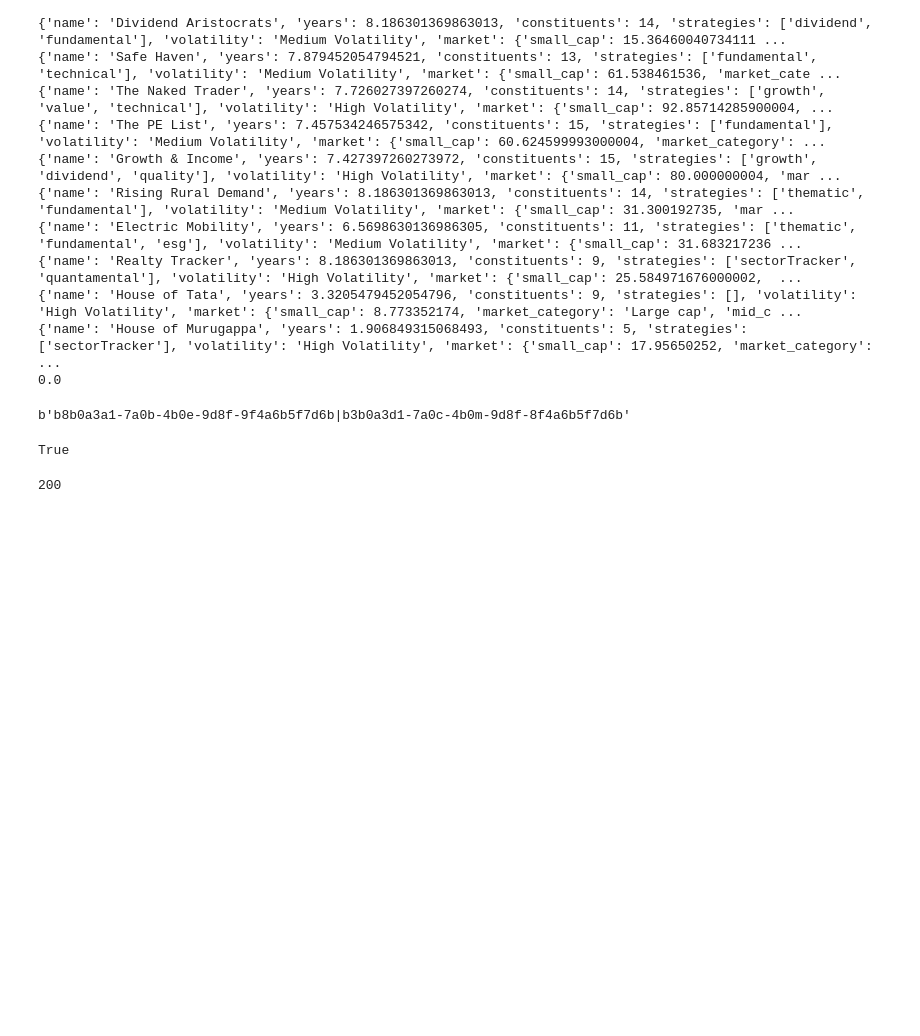
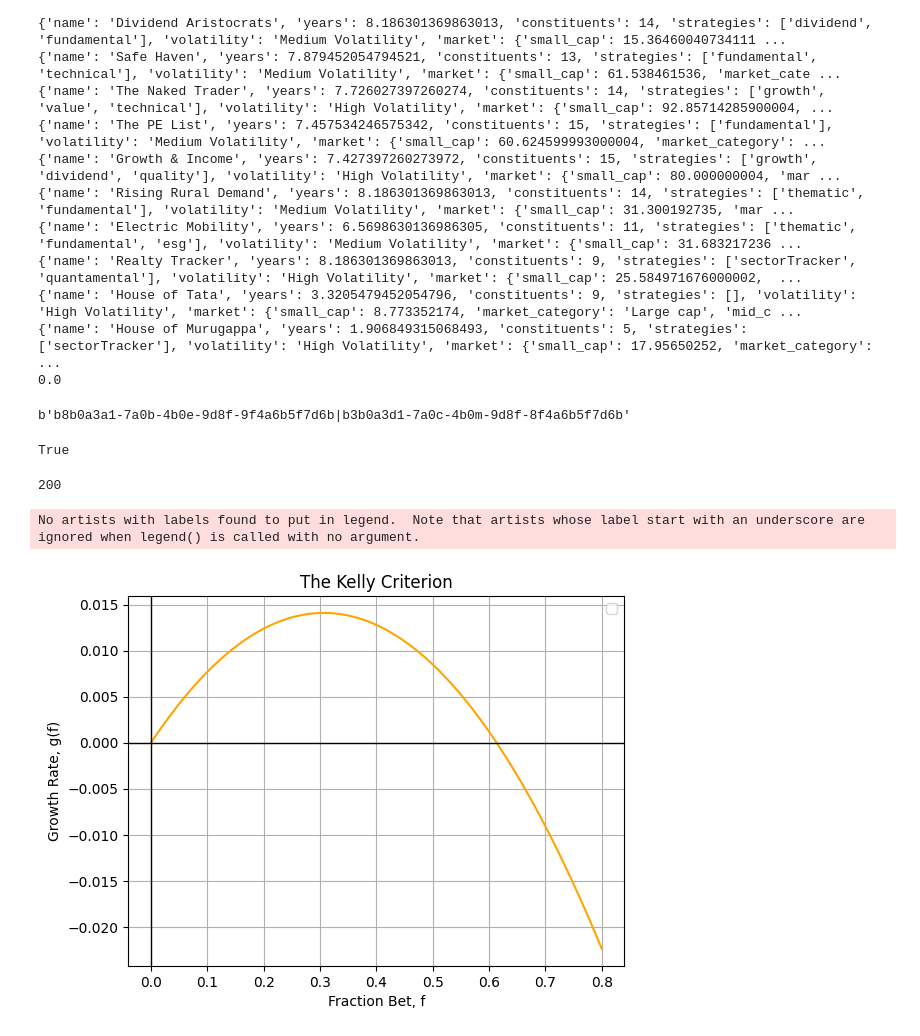
Before and after one commit to pagar22/laxmi-chit-fund, a Jupyter notebook: notebooks/test_apis.ipynb, the cells around one changed output. Cells and saved outputs as stored; diff of their text form; code cells hidden in the pictures; blank space fills up the shorter version.

```diff
--- a/notebooks/test_apis.ipynb
+++ b/notebooks/test_apis.ipynb
@@ -244,3 +244,29 @@ resp = requests.get(url, timeout=3)
 resp.status_code
 # %% [output]
 200
+# %%
+import matplotlib.pyplot as plt
+import numpy as np
+
+# Define the adjusted function
+def my_adjusted_function(x):
+    return x * (0.16 - 0.068) - (x**2 * 0.30) / 2
+
+# Generate x values
+x_values = np.linspace(0, 0.8, 400)
+# Compute y values
+y_values = my_adjusted_function(x_values)
+
+# Plot the function
+plt.plot(x_values, y_values, color="orange")
+plt.xlabel("Fraction Bet, f")
+plt.ylabel("Growth Rate, g(f)")
+plt.title("The Kelly Criterion")
+plt.axhline(0, color="black",linewidth=1)
+plt.axvline(0, color="black",linewidth=1)
+plt.legend()
+plt.grid(True)
+plt.show()
+# %% [output]
+No artists with labels found to put in legend.  Note that artists whose label start with an underscore are ignored when legend() is called with no argument.
+[figure, added]
```
Also changed, not shown: 2 other files.
